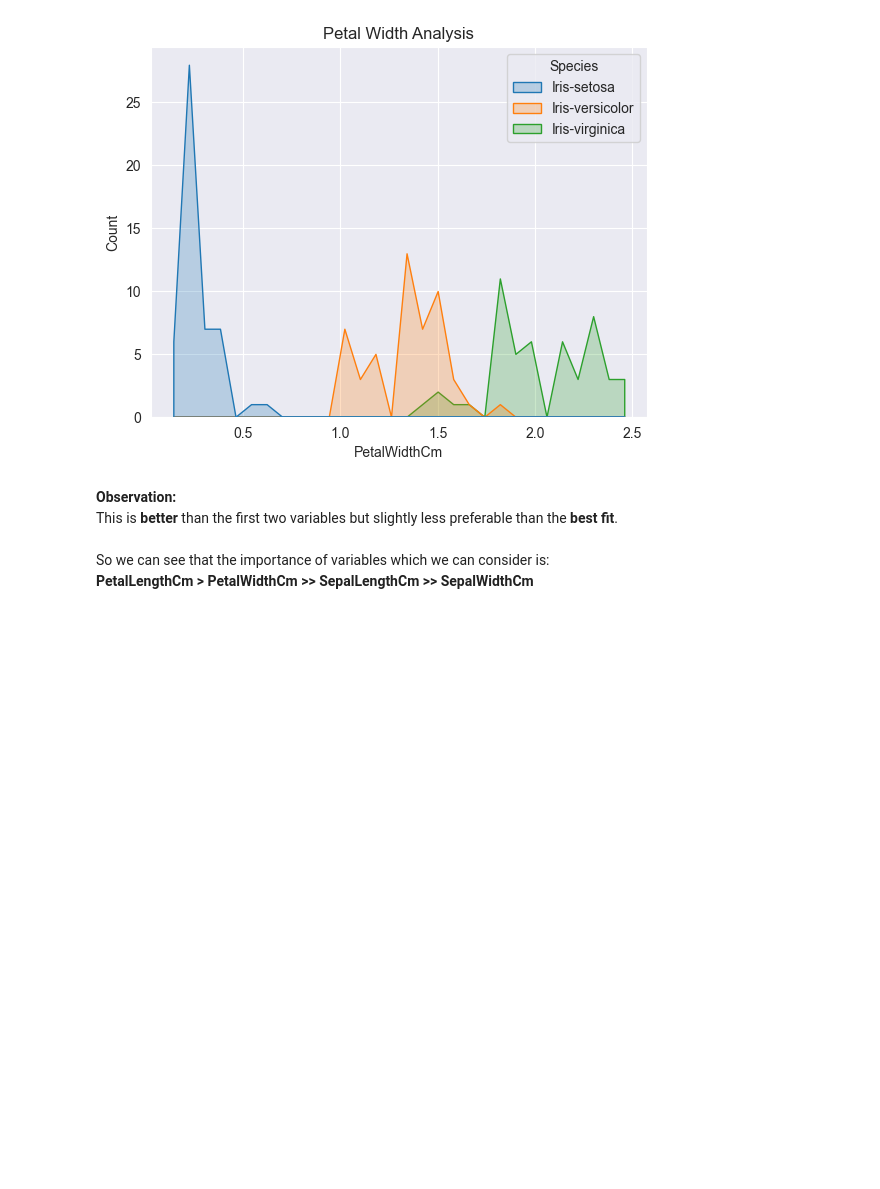
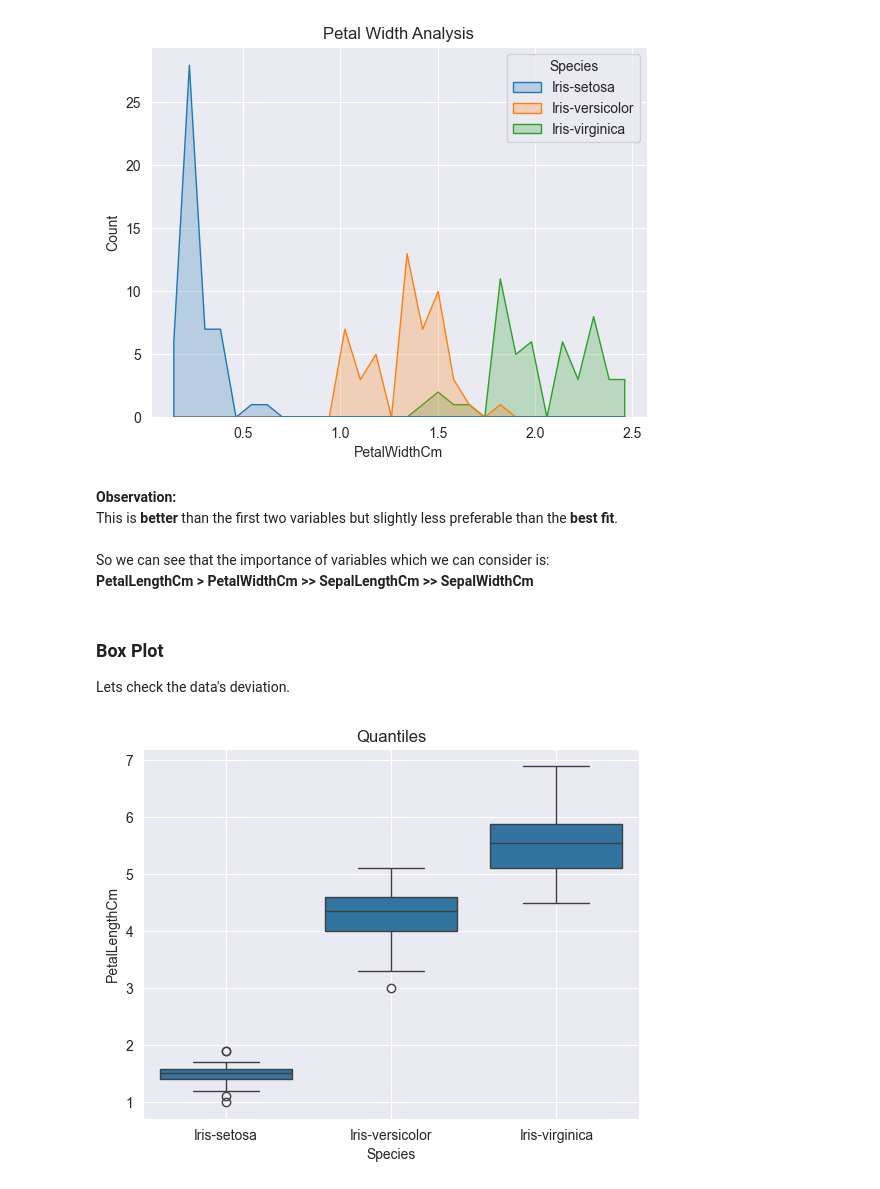
Before and after one commit to ShiwangitaSingh/IrisFlowerClassification, a Jupyter notebook: DataAnalysis.ipynb, the cells around one changed output. Cells and saved outputs as stored; diff of their text form; code cells hidden in the pictures; blank space fills up the shorter version.

Commit message:
Box Plot

```diff
--- a/DataAnalysis.ipynb
+++ b/DataAnalysis.ipynb
@@ -186,3 +186,14 @@ This is **better** than the first two variables but slightly less preferable tha
 <br>
 So we can see that the importance of variables which we can consider is:<br>
 **PetalLengthCm > PetalWidthCm >> SepalLengthCm >> SepalWidthCm**
+# %% [markdown]
+### **Box Plot**
+Lets check the data's deviation.
+# %%
+sns.boxplot(df,x = 'Species', y = "PetalLengthCm")
+sns.set_style('dark')
+plt.title('Quantiles')
+plt.grid(True)
+plt.show()
+# %% [output]
+[figure, added]
```
